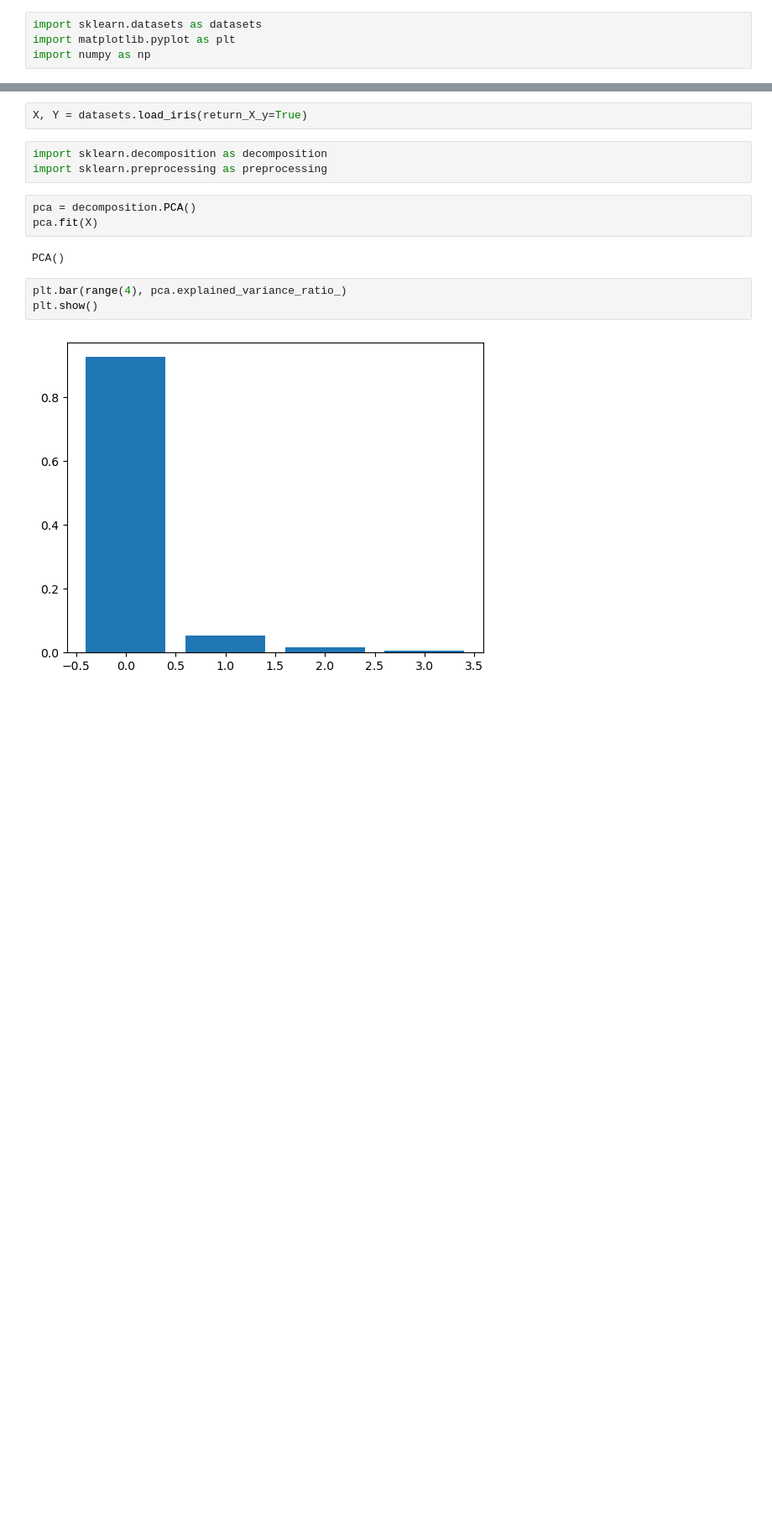
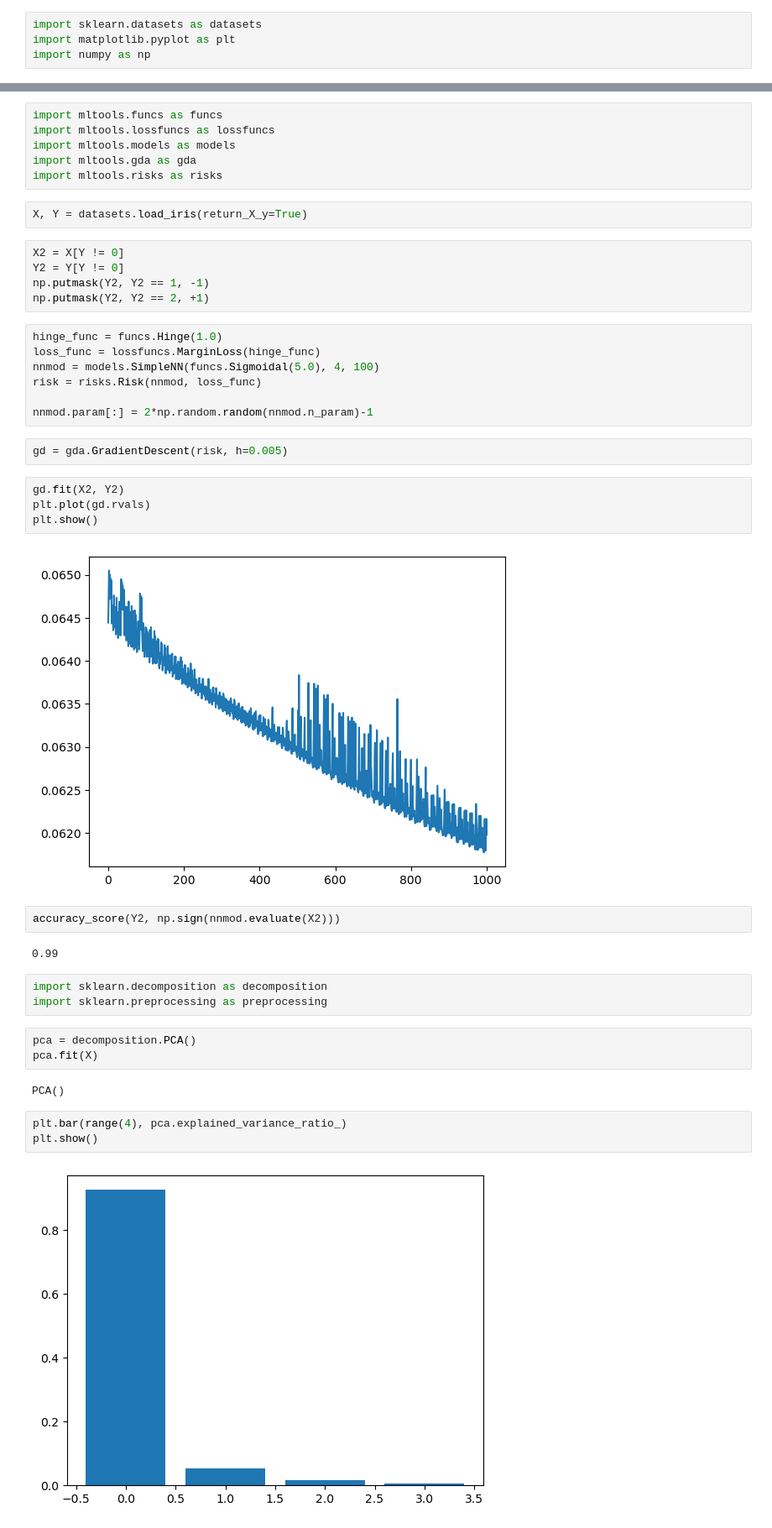
Before and after one commit to intellimath/mltools, a Jupyter notebook: notebooks/nn_classification_iris.ipynb, the cells around one changed output, grey strips where cells are left out. Shown at 84% size. Drawn from its saved outputs; the diff is of its cells as text; blank space fills up the shorter version.

```diff
--- a/notebooks/nn_classification_iris.ipynb
+++ b/notebooks/nn_classification_iris.ipynb
@@ -5,5 +7,35 @@ import numpy as np
+# %%
+import mltools.funcs as funcs
+import mltools.lossfuncs as lossfuncs
+import mltools.models as models
+import mltools.gda as gda
+import mltools.risks as risks
 # %%
 X, Y = datasets.load_iris(return_X_y=True)
+# %%
+X2 = X[Y != 0]
+Y2 = Y[Y != 0]
+np.putmask(Y2, Y2 == 1, -1)
+np.putmask(Y2, Y2 == 2, +1)
+# %%
+hinge_func = funcs.Hinge(1.0)
+loss_func = lossfuncs.MarginLoss(hinge_func)
+nnmod = models.SimpleNN(funcs.Sigmoidal(5.0), 4, 100)
+risk = risks.Risk(nnmod, loss_func)
+
+nnmod.param[:] = 2*np.random.random(nnmod.n_param)-1
+# %%
+gd = gda.GradientDescent(risk, h=0.005)
+# %%
+gd.fit(X2, Y2)
+plt.plot(gd.rvals)
+plt.show()
+# %% [output]
+[figure, added]
+# %%
+accuracy_score(Y2, np.sign(nnmod.evaluate(X2)))
+# %% [output]
+0.99
 # %%
 import sklearn.decomposition as decomposition
 import sklearn.preprocessing as preprocessing
```
Also changed, not shown: parts of 10 cells of this notebook, 3 other files.
